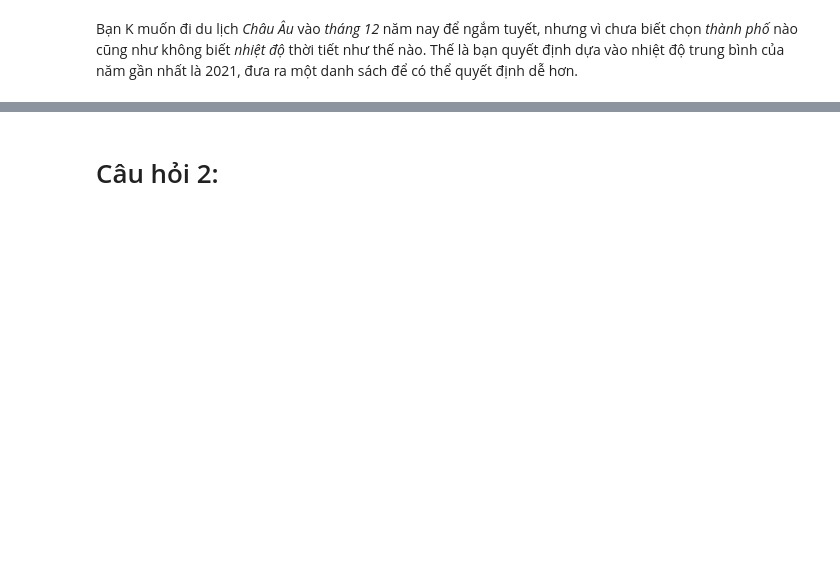
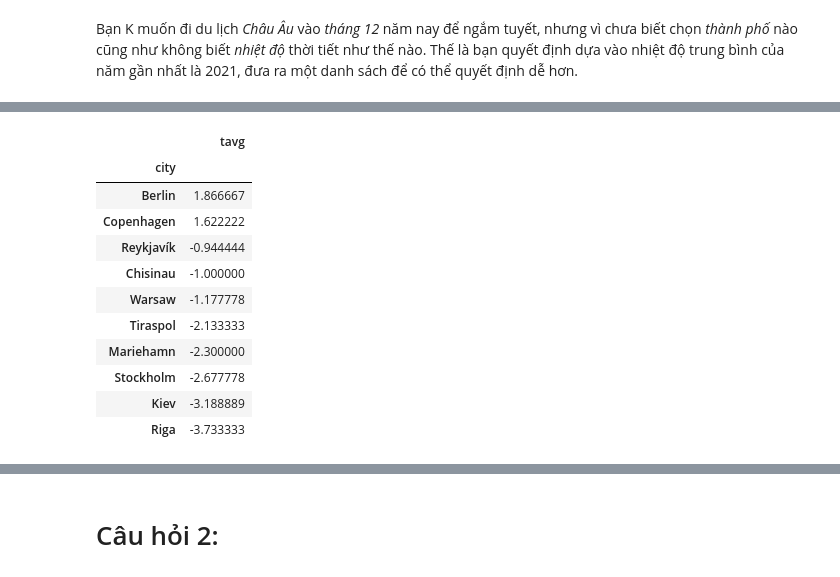
Before and after one commit to the0nlyWyvern/Weather-Analysis, a Jupyter notebook: UnderstandData_Part1.ipynb, the cells around one changed output, grey strips where cells are left out. Saved outputs shown, nothing was run; the diff lists cells and outputs as text; code cells hidden in the pictures; blank space fills up the shorter version.

```diff
--- a/UnderstandData_Part1.ipynb
+++ b/UnderstandData_Part1.ipynb
@@ -56,2 +89,17 @@ coldest_cities = coldest_cities.sort_values('tavg').head(20)
+# %%
+warm_cities_visual
+# %% [output]
+|  | tavg |
+| city |  |
+| Berlin | 1.866667 |
+| Copenhagen | 1.622222 |
+| Reykjavík | -0.944444 |
+| Chisinau | -1.000000 |
+| Warsaw | -1.177778 |
+| Tiraspol | -2.133333 |
+| Mariehamn | -2.300000 |
+| Stockholm | -2.677778 |
+| Kiev | -3.188889 |
+| Riga | -3.733333 |
 # %%
 plt.figure(figsize=(15,7))
```
Also changed, not shown: parts of 19 cells of this notebook.
